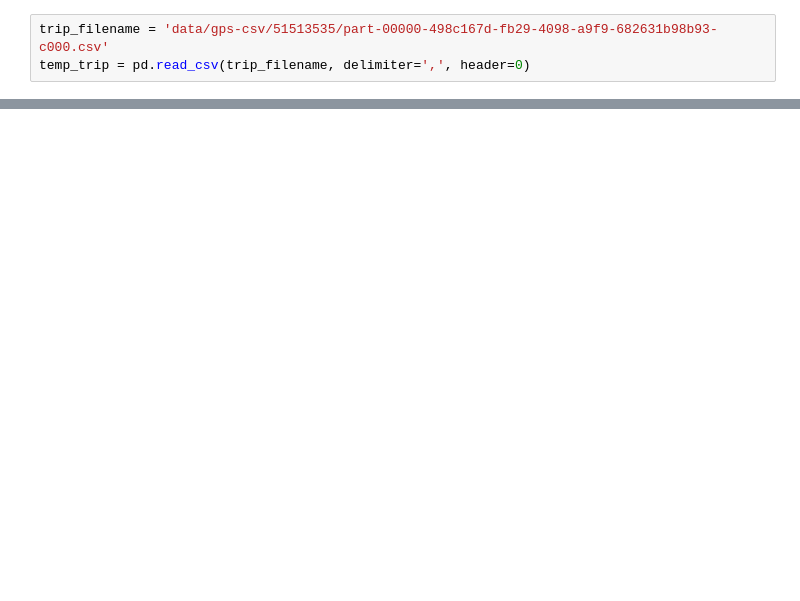
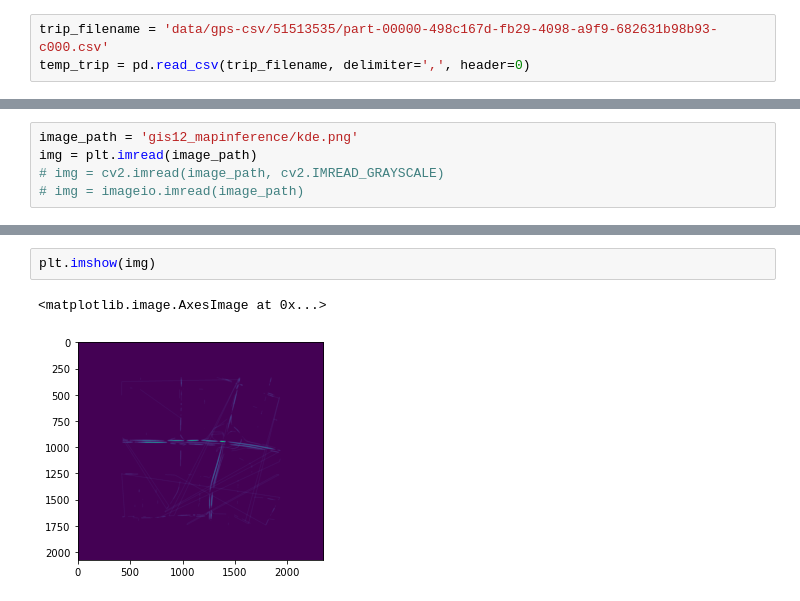
Before and after one commit to pbaghershahi/map-update, a Jupyter notebook: kde.ipynb, the cells around one changed output, grey strips where cells are left out. Drawn from its saved outputs; the diff is of its cells as text; blank space fills up the shorter version.

```diff
--- a/kde.ipynb
+++ b/kde.ipynb
@@ -227,0 +64,5 @@ math.fmod
+# %%
+image_path = 'gis12_mapinference/kde.png'
+img = plt.imread(image_path)
+# img = cv2.imread(image_path, cv2.IMREAD_GRAYSCALE)
+# img = imageio.imread(image_path)
@@ -227,0 +79,5 @@ math.fmod
+# %%
+plt.imshow(img)
+# %% [output]
+<matplotlib.image.AxesImage at 0x...>
+[figure, added]
```
Also changed, not shown: parts of 69 cells of this notebook, 21 other files.
